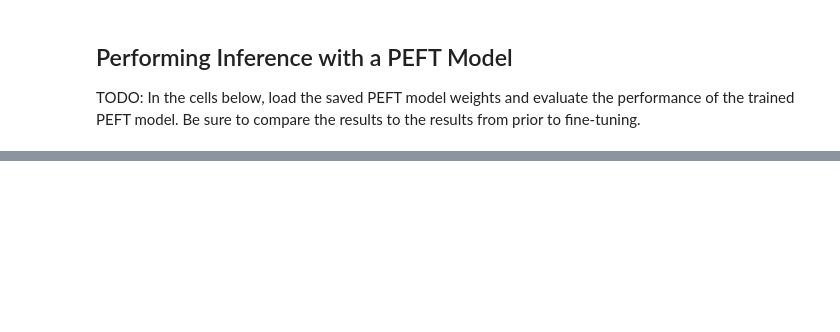
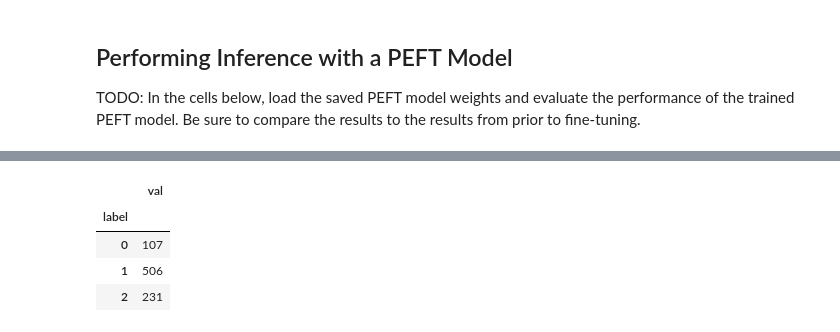
Before and after one commit to mdeevan/LightweightFineTuning, a Jupyter notebook: LightweightFineTuning.ipynb, the cells around one changed output, grey strips where cells are left out. Cells and saved outputs as stored; diff of their text form; code cells hidden in the pictures; blank space fills up the shorter version.

```diff
--- a/LightweightFineTuning.ipynb
+++ b/LightweightFineTuning.ipynb
@@ -461,0 +533,8 @@ tensor([2])
+# %%
+df.groupby(['label']).sum(['val'])
+# %% [output]
+|  | val |
+| label |  |
+| 0 | 107 |
+| 1 | 506 |
+| 2 | 231 |
```
Also changed, not shown: parts of 27 cells of this notebook.
